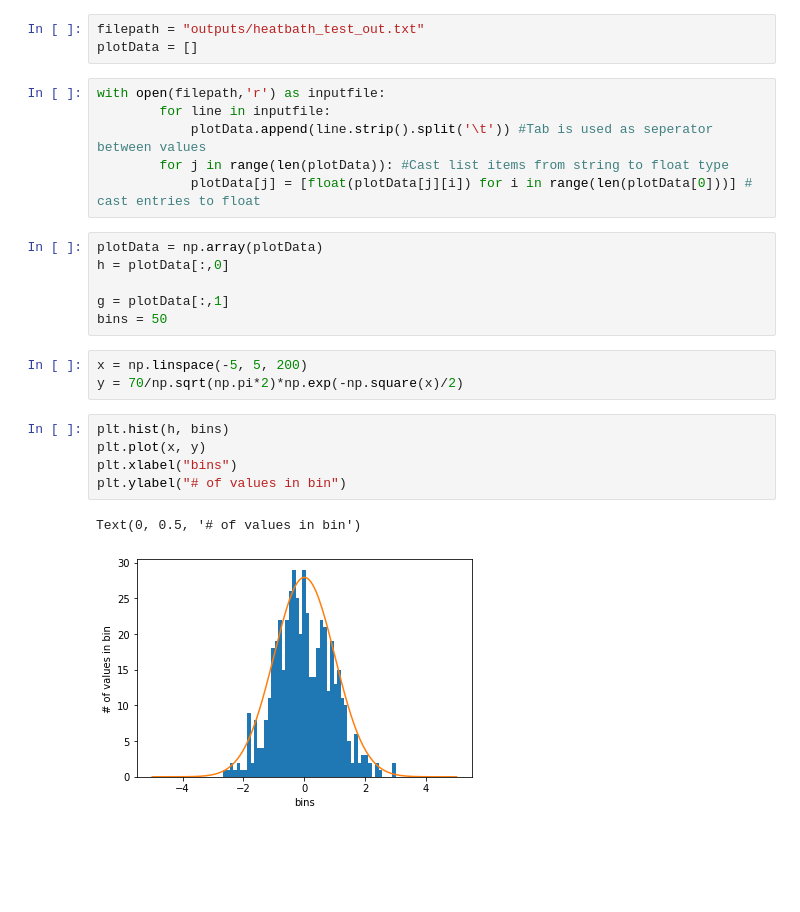
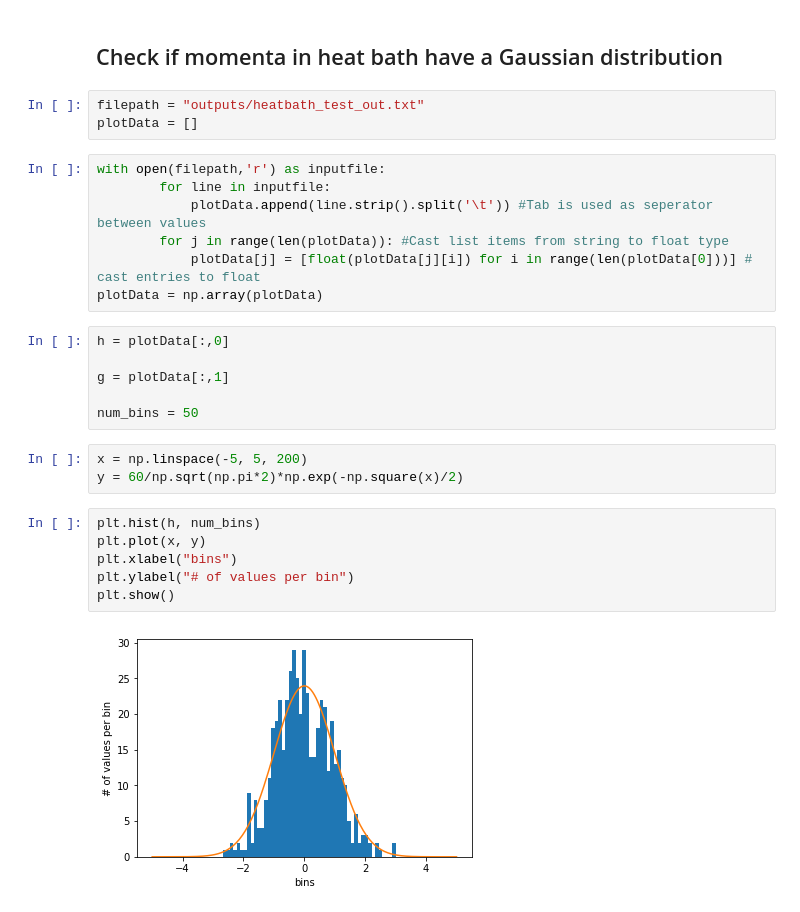
Before and after one commit to tisabe/hmcp, a Jupyter notebook: tests.ipynb, the cells around one changed output. Drawn from its saved outputs; the diff is of its cells as text; blank space fills up the shorter version.

```diff
--- a/tests.ipynb
+++ b/tests.ipynb
@@ -8,3 +35,5 @@ import scipy.optimize as opt
+# %% [markdown]
+## Check if momenta in heat bath have a Gaussian distribution
 # %%
 filepath = "outputs/heatbath_test_out.txt"
 plotData = []
@@ -14,21 +43,22 @@ with open(filepath,'r') as inputfile:
             plotData.append(line.strip().split('\t')) #Tab is used as seperator between values
         for j in range(len(plotData)): #Cast list items from string to float type
             plotData[j] = [float(plotData[j][i]) for i in range(len(plotData[0]))] # cast entries to float
+plotData = np.array(plotData)
 # %%
-plotData = np.array(plotData)
 h = plotData[:,0]
 
 g = plotData[:,1]
-bins = 50
+
+num_bins = 50
 # %%
 x = np.linspace(-5, 5, 200)
-y = 70/np.sqrt(np.pi*2)*np.exp(-np.square(x)/2)
+y = 60/np.sqrt(np.pi*2)*np.exp(-np.square(x)/2)
 # %%
-plt.hist(h, bins)
+plt.hist(h, num_bins)
 plt.plot(x, y)
 plt.xlabel("bins")
-plt.ylabel("# of values in bin")
+plt.ylabel("# of values per bin")
+plt.show()
 # %% [output]
-Text(0, 0.5, '# of values in bin')
-[figure, old version]
+[figure, new version]
 # %%
```
Also changed, not shown: parts of 12 cells of this notebook, 18 other files.
